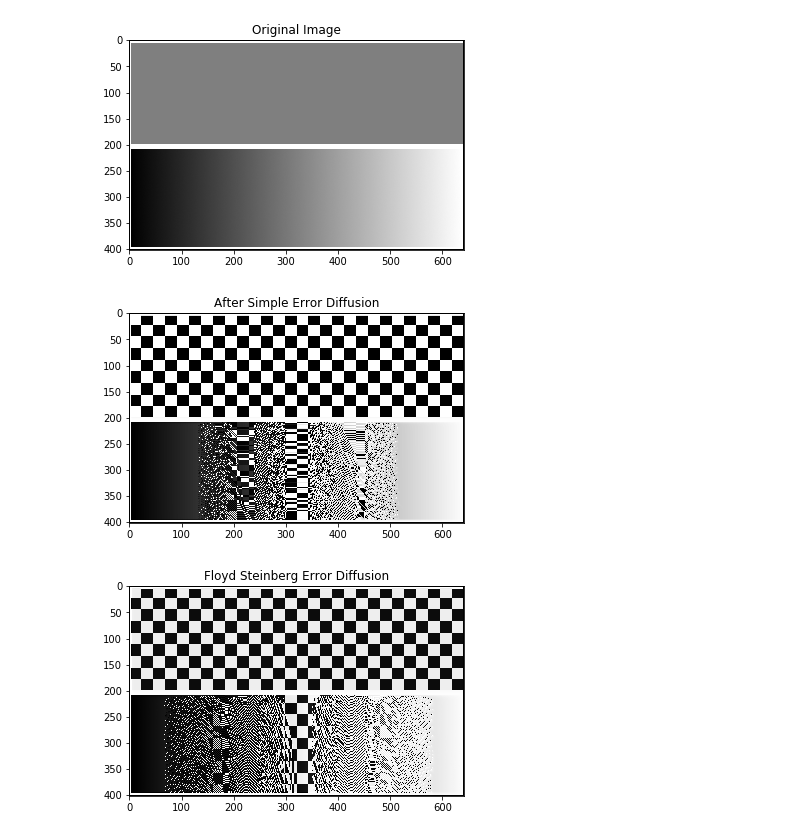
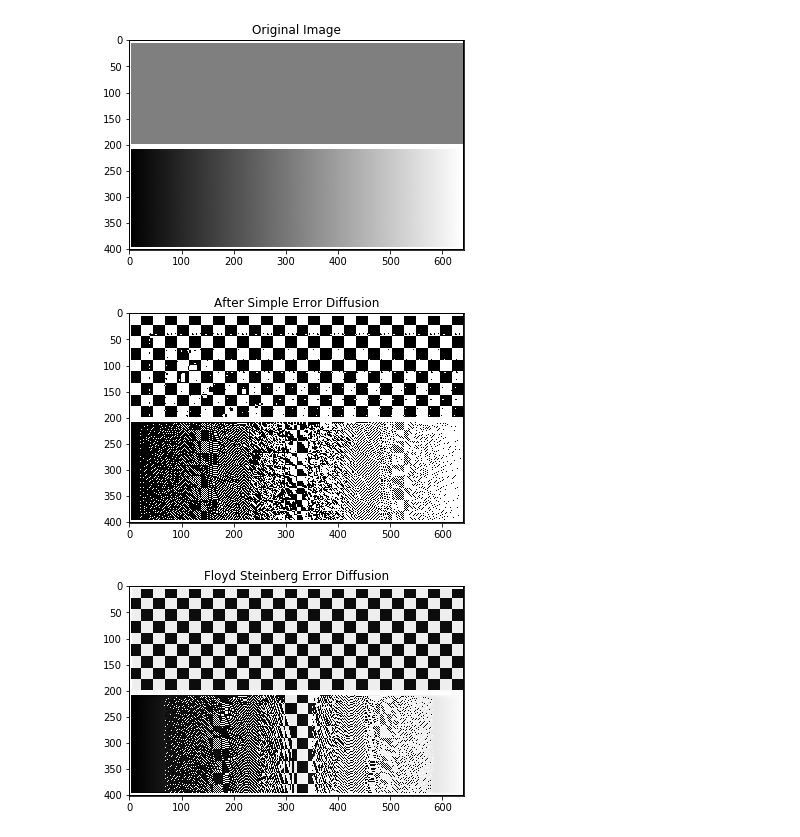
Before and after one commit to Injamuri-Krutika/Coloured-Image-Processing, a Jupyter notebook: Assignment-2/Assignment-2.ipynb, the cells around one changed output. Saved outputs shown, nothing was run; the diff lists cells and outputs as text; code cells hidden in the pictures.

```diff
--- a/Assignment-2/Assignment-2.ipynb
+++ b/Assignment-2/Assignment-2.ipynb
@@ -12,0 +70,3 @@ import matplotlib.pyplot as plt
+# %%
+image = cv.imread('images/fall-colours.jpg')
+cmy_color_dithering(image,'images/results/q1.fall-colours_dithered',masks)
@@ -24,11 +101,8 @@ def simple_error_diffusion(image):
             for k in range(1, width-1):
                 error = image[j,k,i] - 255 if image[j,k,i] >= 128 else image[j,k,i]
                 image[j,k,i] = 255 if image[j,k,i] >= 128 else 0
-                image[j,k+1,i] = get_final_val(image[j,k+1,i], 1/5, error)
-                image[j+1,k,i] = get_final_val(image[j+1,k,i], 1/5, error)
-                image[j+1,k+1,i] = get_final_val(image[j+1,k+1,i], 1/5, error)
-                image[j-1,k,i] = get_final_val(image[j-1,k,i], 1/5, error)
-                image[j,k-1,i] = get_final_val(image[j,k-1,i], 1/5, error)
+                image[j,k+1,i] = get_final_val(image[j,k+1,i], 1/2, error)
+                image[j+1,k,i] = get_final_val(image[j+1,k,i], 1/2, error)
     return image
 # %%
 def floyd_steinberg(image):
@@ -55,15 +129,15 @@ plt.show()
 # %%
 image = cv.imread('images/ed-eg.png')
 image_rgb = cv.cvtColor(image, cv.COLOR_BGR2RGB)
 image_rgb_pad = cv.copyMakeBorder( image_rgb, 1, 1, 1, 1, cv.BORDER_CONSTANT)
 error_diffused_img = simple_error_diffusion(image_rgb_pad)
-cv.imwrite("images/error_diffused_img.png",error_diffused_img)
+cv.imwrite("images/results/q2.error_diffused_img.png",error_diffused_img)
 
 plt.imshow(error_diffused_img)
 plt.title("After Simple Error Diffusion")
 plt.show()
 # %% [output]
-[figure, old version]
+[figure, new version]
 # %%
 image = cv.imread('images/ed-eg.png')
 image_rgb = cv.cvtColor(image, cv.COLOR_BGR2RGB)
```
Also changed, not shown: parts of 10 cells of this notebook, 13 other files.
